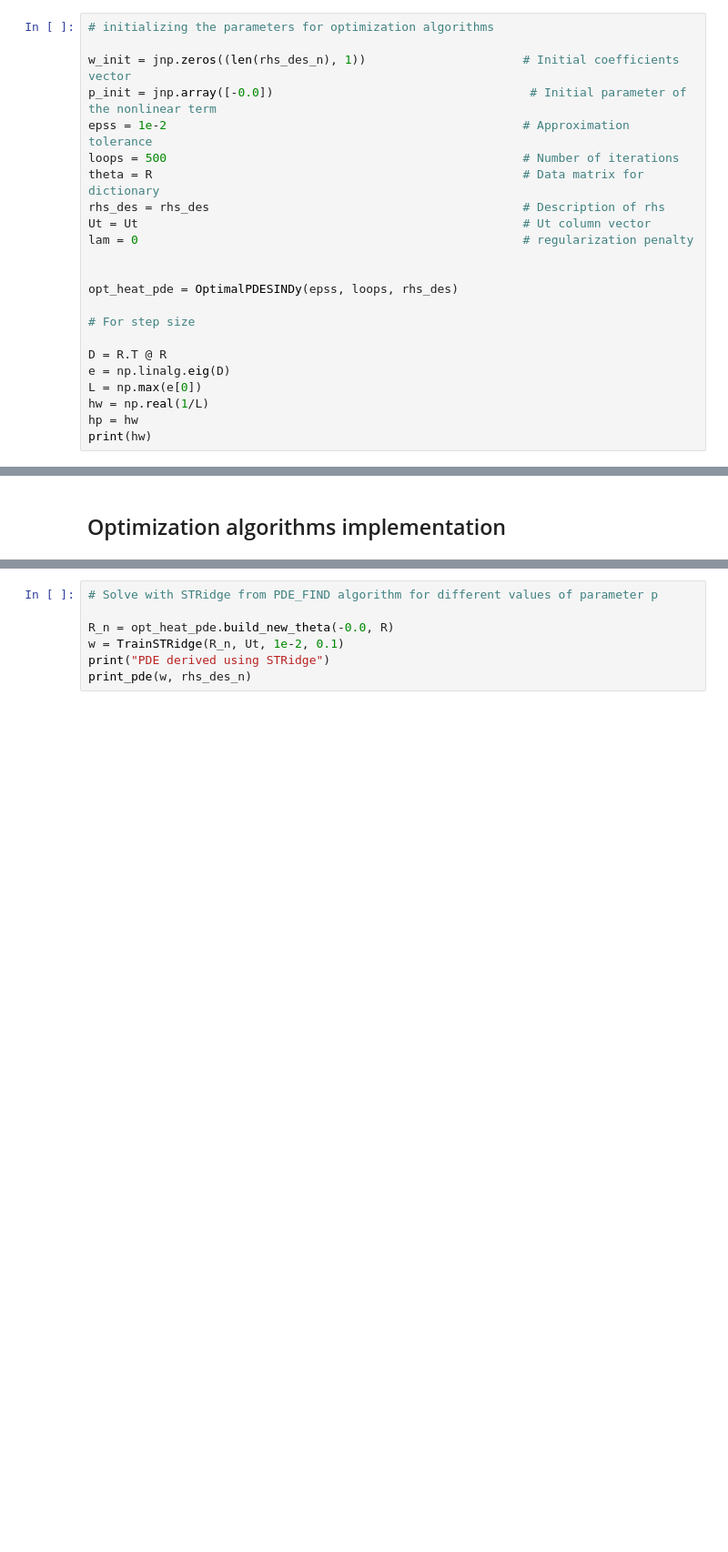
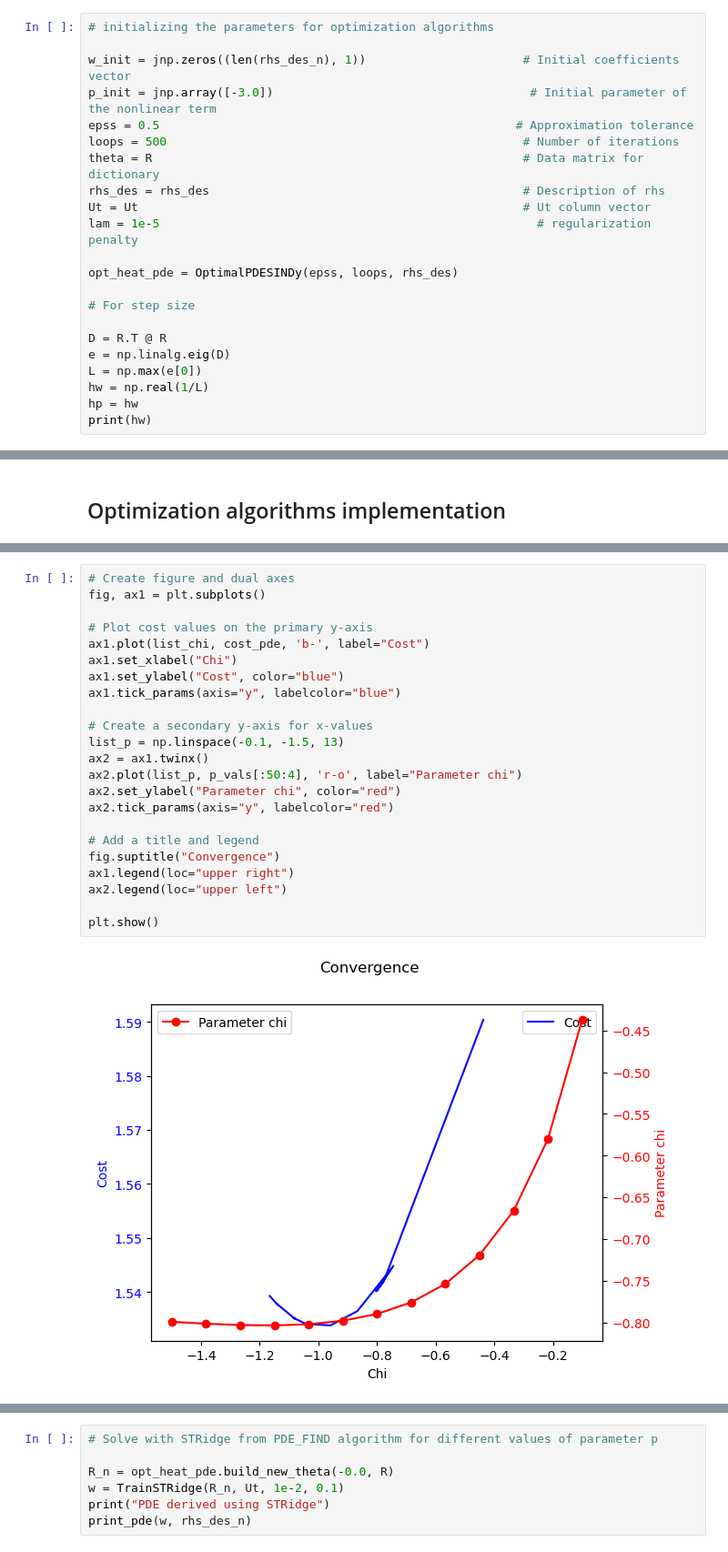
Before and after one commit to tabishhub/adam_d3s, a Jupyter notebook: SINDy_PDEs/Nonlinear_heat_1d.ipynb, the cells around one changed output, grey strips where cells are left out. Shown: that part at 91% size. Cells and saved outputs as stored; diff of their text form; blank space fills up the shorter version.

```diff
--- a/SINDy_PDEs/Nonlinear_heat_1d.ipynb
+++ b/SINDy_PDEs/Nonlinear_heat_1d.ipynb
@@ -71,14 +72,13 @@ rhs_des_n
 # initializing the parameters for optimization algorithms
 
 w_init = jnp.zeros((len(rhs_des_n), 1))                      # Initial coefficients vector
-p_init = jnp.array([-0.0])                                    # Initial parameter of the nonlinear term
-epss = 1e-2                                                  # Approximation tolerance
+p_init = jnp.array([-3.0])                                    # Initial parameter of the nonlinear term
+epss = 0.5                                                  # Approximation tolerance
 loops = 500                                                  # Number of iterations
 theta = R                                                    # Data matrix for dictionary
 rhs_des = rhs_des                                            # Description of rhs
 Ut = Ut                                                      # Ut column vector
-lam = 0                                                      # regularization penalty
-
+lam = 1e-5                                                     # regularization penalty
 
 opt_heat_pde = OptimalPDESINDy(epss, loops, rhs_des)
 
@@ -157,0 +168,25 @@ plt.plot(list_chi, cost_pde)
+# %%
+# Create figure and dual axes
+fig, ax1 = plt.subplots()
+
+# Plot cost values on the primary y-axis
+ax1.plot(list_chi, cost_pde, 'b-', label="Cost")
+ax1.set_xlabel("Chi")
+ax1.set_ylabel("Cost", color="blue")
+ax1.tick_params(axis="y", labelcolor="blue")
+
+# Create a secondary y-axis for x-values
+list_p = np.linspace(-0.1, -1.5, 13)
+ax2 = ax1.twinx()
+ax2.plot(list_p, p_vals[:50:4], 'r-o', label="Parameter chi")
+ax2.set_ylabel("Parameter chi", color="red")
+ax2.tick_params(axis="y", labelcolor="red")
+
+# Add a title and legend
+fig.suptitle("Convergence")
+ax1.legend(loc="upper right")
+ax2.legend(loc="upper left")
+
+plt.show()
+# %% [output]
+[figure, added]
```
Also changed, not shown: parts of 14 cells of this notebook, 1 other file.
